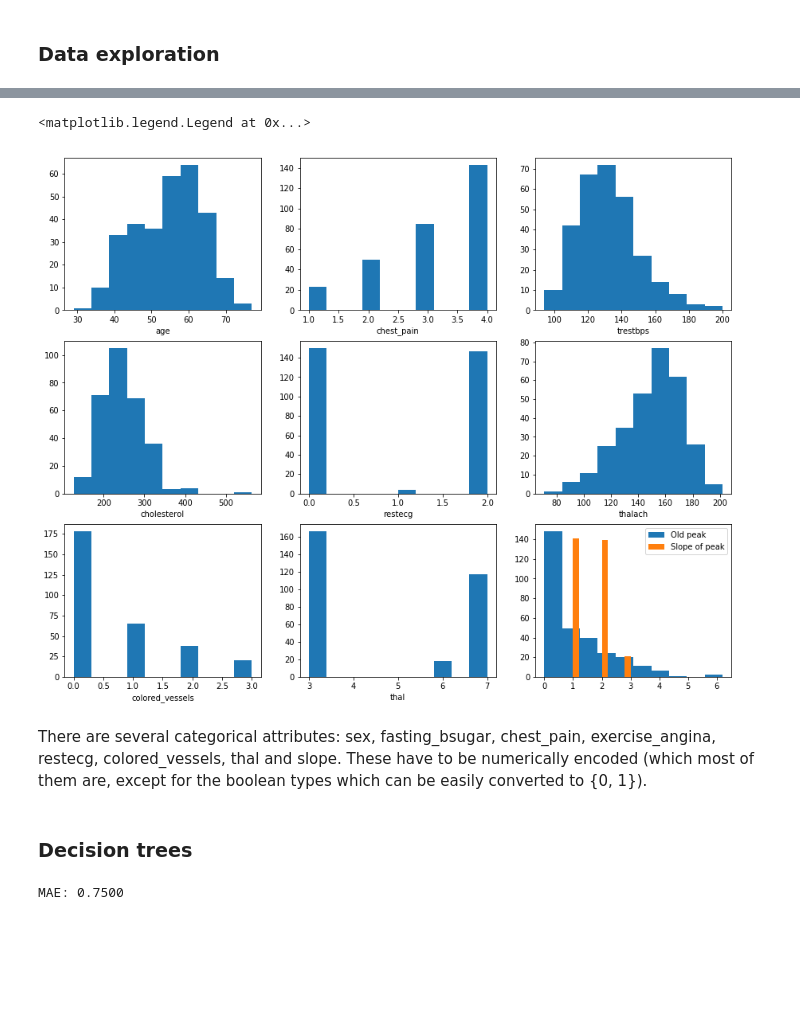
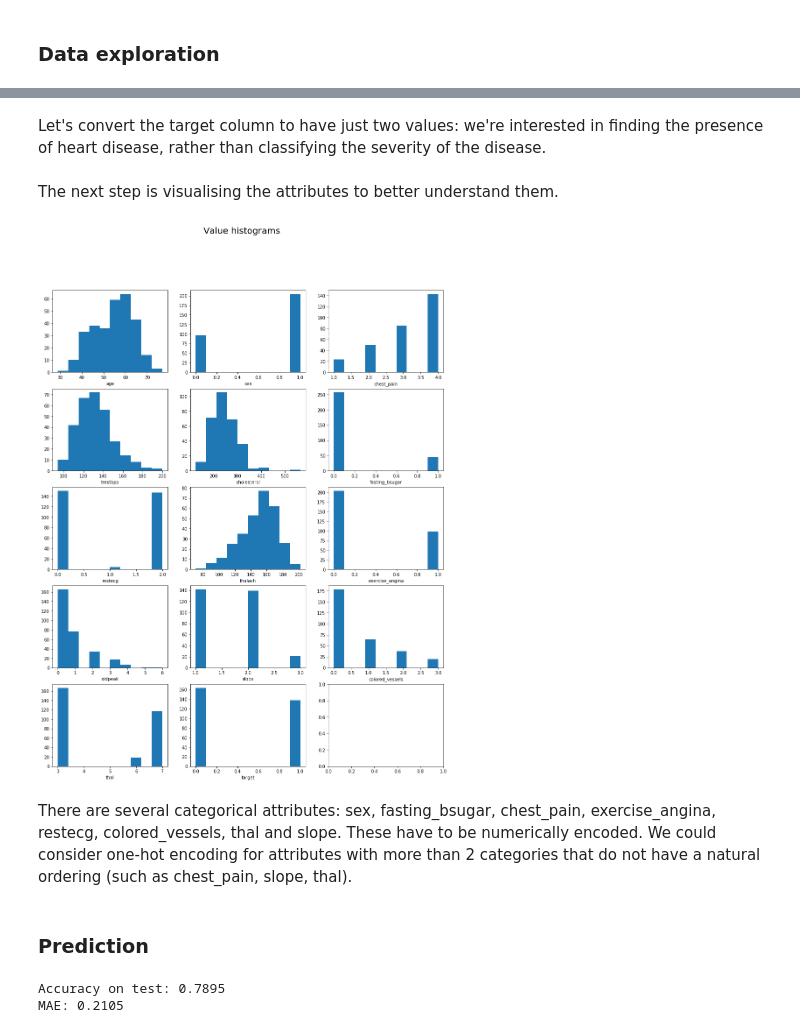
Before and after one commit to adelaidaCreosteanu/heart-disease-notebook, a Jupyter notebook: Solution.ipynb, the cells around one changed output, grey strips where cells are left out. Drawn from its saved outputs; the diff is of its cells as text; code cells hidden in the pictures; blank space fills up the shorter version.

Commit message:
Experiment with different models

```diff
--- a/Solution.ipynb
+++ b/Solution.ipynb
@@ -75,0 +61,3 @@ Let's visualise the attributes.
+# %%
+data['colored_vessels'] = data['colored_vessels'].astype('int')
+data['thal'] = data['thal'].astype('int')
@@ -76,35 +99,38 @@ Let's visualise the attributes.
+# %% [markdown]
+Let's convert the target column to have just two values: we're interested in finding the presence of heart disease, rather than classifying the severity of the disease.
+# %%
+data.target = data.target.replace(to_replace=[2,3,4], value=1)
+# %% [markdown]
+The next step is visualising the attributes to better understand them.
 # %%
-fig, ax = plt.subplots(ncols=3, nrows=3, figsize=(15,12))
-visualise_columns = ['age', 'chest_pain', 'trestbps', 'cholesterol', 'restecg', 'thalach', 'colored_vessels', 'thal']
+fig, ax = plt.subplots(ncols=3, nrows=5, figsize=(16,20))
+fig.suptitle('Value histograms', fontsize=20)
 ax = ax.flatten()
 
-for i, col in enumerate(visualise_columns):
-    ax[i].hist(x=data[col])
+for i, col in enumerate(list(data)):
+    ax[i].hist(x=data[col].astype(int))
     ax[i].set_xlabel(col)
-
-# Plot oldpeak and slope together
-ax[8].hist(data.oldpeak, label='Old peak')
-ax[8].hist(data.slope, label='Slope of peak')
-ax[8].legend(loc='best')
 # %% [output]
-<matplotlib.legend.Legend at 0x...>
-[figure, old version]
+[figure, new version]
 # %% [markdown]
-There are several categorical attributes: sex, fasting_bsugar, chest_pain, exercise_angina, restecg, colored_vessels, thal and slope. These have to be numerically encoded (which most of them are, except for the boolean types which can be easily converted to {0, 1}).
+There are several categorical attributes: sex, fasting_bsugar, chest_pain, exercise_angina, restecg, colored_vessels, thal and slope. These have to be numerically encoded. We could consider one-hot encoding for attributes with more than 2 categories that do not have a natural ordering (such as chest_pain, slope, thal).
-# %% [markdown]
-### Decision trees
+# %% [markdown]
+### Prediction
 # %%
 x = data.loc[:, :'thal'].values
 y = data.loc[:, 'target'].values
 x_train, x_test, y_train, y_test = train_test_split(x, y)
 
-# Fit decision tree
-tree = DecisionTreeClassifier()
-tree.fit(x_train, y_train)
-pred = tree.predict(x_test)
 
-# Calculate and print MAE
-performance = mean_absolute_error(y_test, pred)
-print('MAE: {0:.4f}'.format(performance))
+def fit_and_print_performance(model):
+    model.fit(x_train, y_train)
+    pred = model.predict(x_test)
+    accuracy = accuracy_score(y_test, pred)
+    mae = mean_absolute_error(y_test, pred)
+    print('Accuracy on test: {0:.4f}'.format(accuracy), '\nMAE: {0:.4f}'.format(mae))
-# %% [output]
-MAE: 0.7500
+# %%
+tree = DecisionTreeClassifier()
+fit_and_print_performance(tree)
+# %% [output]
+Accuracy on test: 0.7895
+MAE: 0.2105
```
Also changed, not shown: parts of 15 cells of this notebook.
